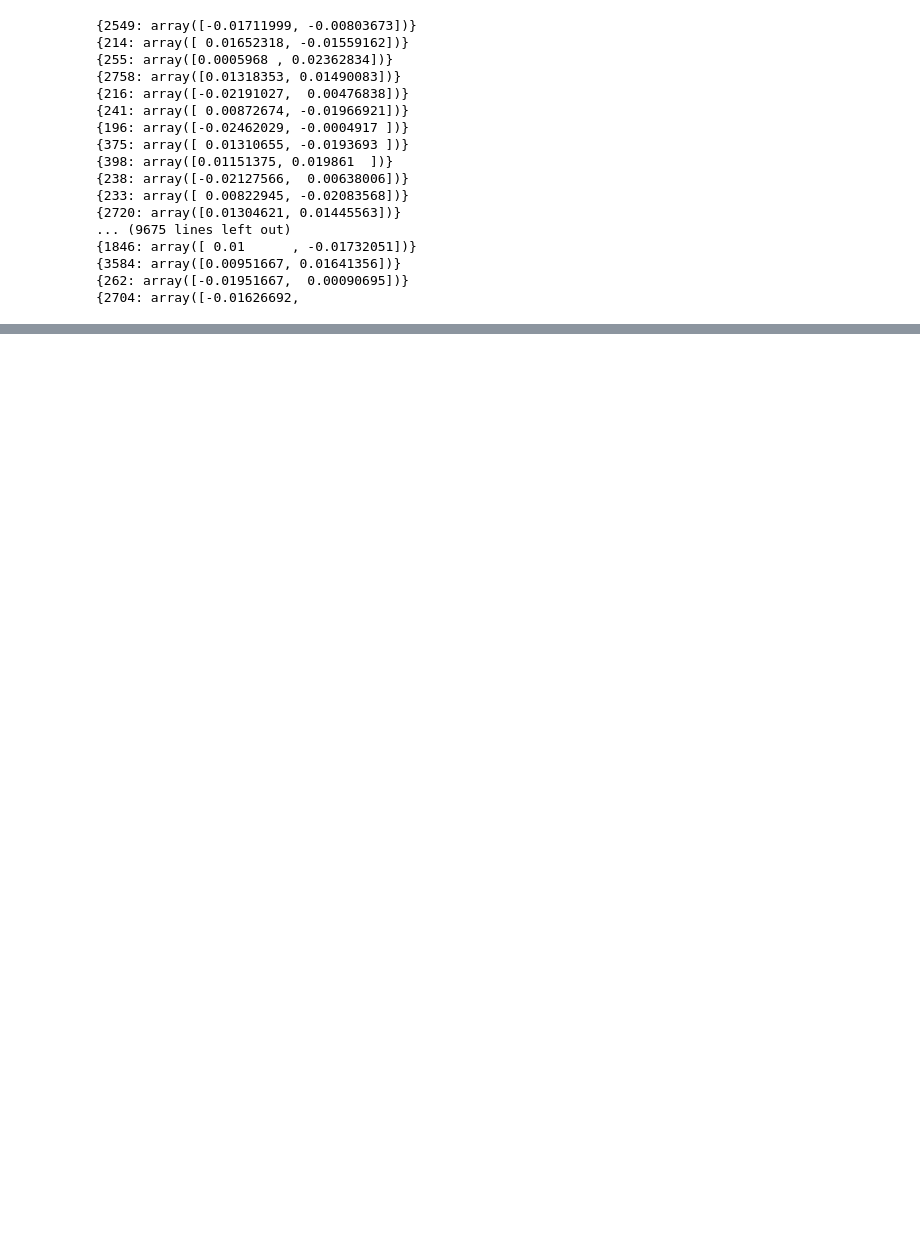
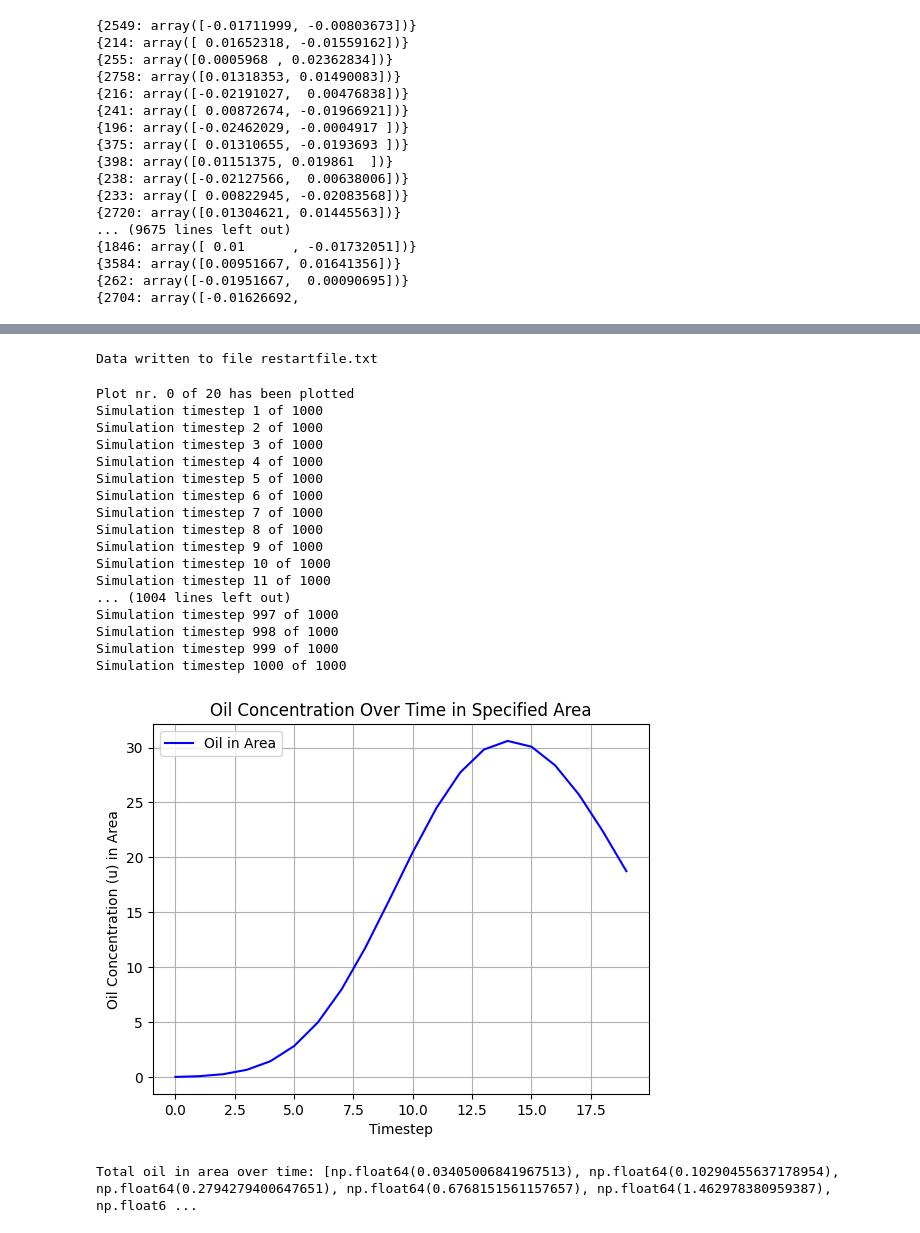
Before and after one commit to rajern/Oil-spill-simulation, a Jupyter notebook: test_nb.ipynb, the cells around one changed output, grey strips where cells are left out. Saved outputs shown, nothing was run; the diff lists cells and outputs as text; code cells hidden in the pictures; blank space fills up the shorter version.

Commit message:
deleted uneeded files, added vid functionality, u in area plot, and implemented using plot function

```diff
--- a/test_nb.ipynb
+++ b/test_nb.ipynb
@@ -6,7 +8,7 @@ import matplotlib.pyplot as plt
 # %%
 msh_name = "./input_data/bay.msh"
 msh = m.read(msh_name)
-mesh = Mesh(msh)
+mesh = Sim_Mesh(msh)
 # %%
 mesh.store_coordinates()
 # %%
@@ -47,11 +44,0 @@ Triangle 500, Oil: 0.2946768659766843 Normals:[{531: array([-0.02065952, -0.0047
-# %%
-'''import os
-
-umax = max(cell.get_amount_of_oil() for cell in mesh._cells if isinstance(cell, Triangle))
-umin = min(cell.get_amount_of_oil() for cell in mesh._cells if isinstance(cell, Triangle))
-
-# Iterate through time steps and plot the mesh
-for timestep in range(20):
-    # Update oil distribution
-    mesh.update_oil(delta_t=0.001)
-    print(mesh._cells[600])'''
@@ -130,0 +45,29 @@ for pic in range(20):
+# %%
+mesh.store_mesh_sim()
+# %% [output]
+Data written to file restartfile.txt
+# %%
+area = [[0.0,0.45],[0.0,0.2]]
+mesh.cells_inside_area(area)
+# %%
+plot(mesh,"images",20,1000,area)
+# %% [output]
+Plot nr. 0 of 20 has been plotted
+Simulation timestep 1 of 1000
+Simulation timestep 2 of 1000
+Simulation timestep 3 of 1000
+Simulation timestep 4 of 1000
+Simulation timestep 5 of 1000
+Simulation timestep 6 of 1000
+Simulation timestep 7 of 1000
+Simulation timestep 8 of 1000
+Simulation timestep 9 of 1000
+Simulation timestep 10 of 1000
+Simulation timestep 11 of 1000
+... (1004 lines left out)
+Simulation timestep 997 of 1000
+Simulation timestep 998 of 1000
+Simulation timestep 999 of 1000
+Simulation timestep 1000 of 1000
+[figure, added]
+Total oil in area over time: [np.float64(0.03405006841967513), np.float64(0.10290455637178954), np.float64(0.2794279400647651), np.float64(0.6768151561157657), np.float64(1.462978380959387), np.float6 ...
```
Also changed, not shown: parts of 5 cells of this notebook, 28 other files.
